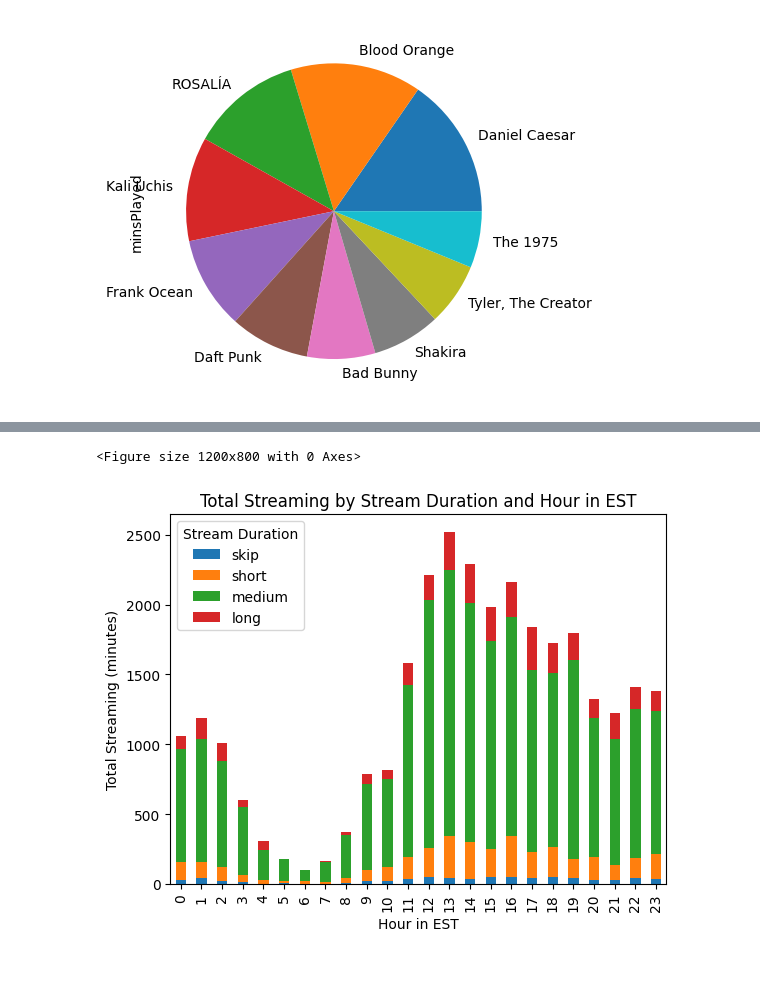
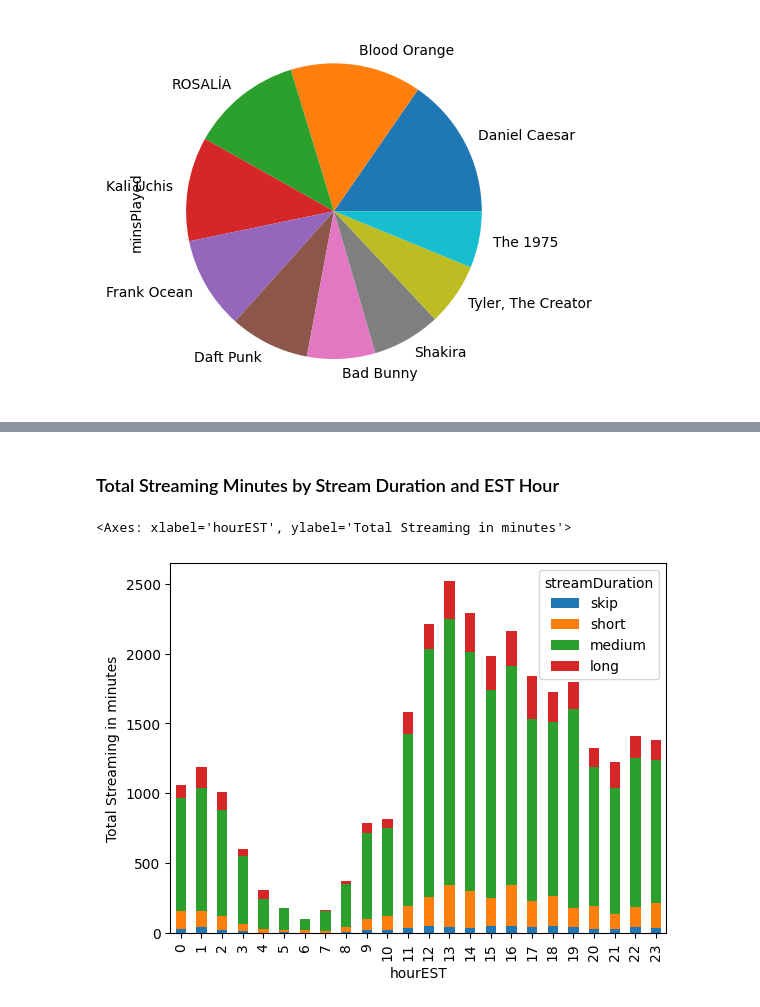
Before and after one commit to dbdesign-students-spring2024/8-pandas-exploration-dtuesta1, a Jupyter notebook: analysis.ipynb, the cells around one changed output, grey strips where cells are left out. Saved outputs shown, nothing was run; the diff lists cells and outputs as text; code cells hidden in the pictures; blank space fills up the shorter version.

```diff
--- a/analysis.ipynb
+++ b/analysis.ipynb
@@ -308,19 +280,10 @@ plt.show()
-# %%
-# Group the data by 'hourEST' and 'streamDuration', and calculate the total streaming for each combination
-streaming_by_hour_duration = df.groupby(['hourEST', 'streamDuration'])['minsPlayed'].sum().unstack()
-
-# Plot the stacked bar graph
-plt.figure(figsize=(12, 8))
-streaming_by_hour_duration.plot(kind='bar', stacked=True)
-
-# Customize the plot
-plt.xlabel('Hour in EST')
-plt.ylabel('Total Streaming (minutes)')
-plt.title('Total Streaming by Stream Duration and Hour in EST')
-plt.legend(title='Stream Duration')
-
-# Show the plot
-plt.show()
-# %% [output]
-<Figure size 1200x800 with 0 Axes>
-[figure, removed]
+# %% [markdown]
+### Total Streaming Minutes by Stream Duration and EST Hour
+# %%
+streamingHourlyAndDuration = df.groupby(['hourEST', 'streamDuration'])['minsPlayed'].sum()
+streamingHourlyAndDuration = streamingHourlyAndDuration.unstack()
+
+streamingHourlyAndDuration.plot.bar(stacked=True, ylabel = 'Total Streaming in minutes')
+# %% [output]
+<Axes: xlabel='hourEST', ylabel='Total Streaming in minutes'>
+[figure, added]
```
Also changed, not shown: parts of 3 cells of this notebook.
